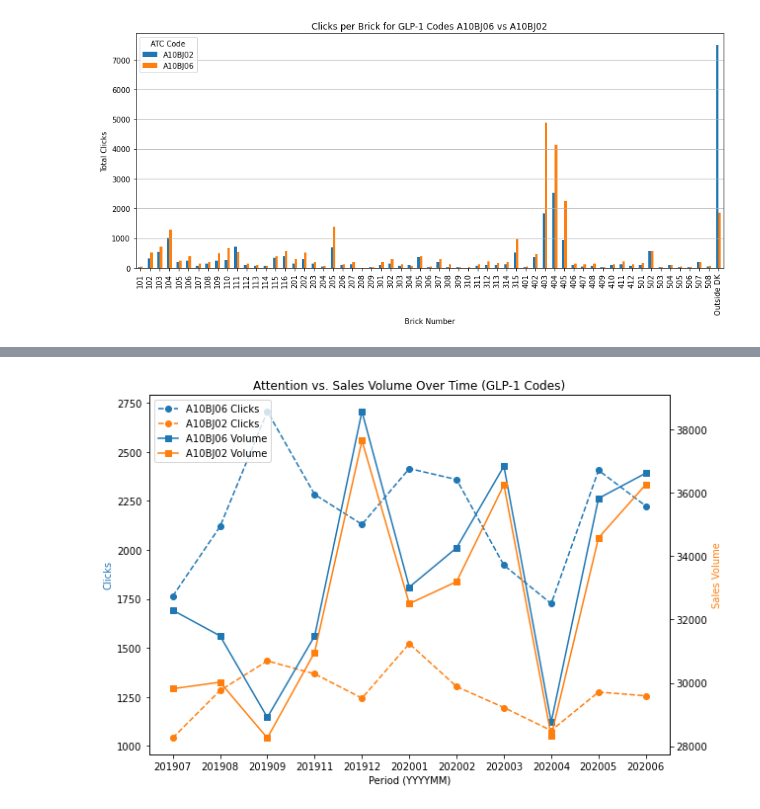
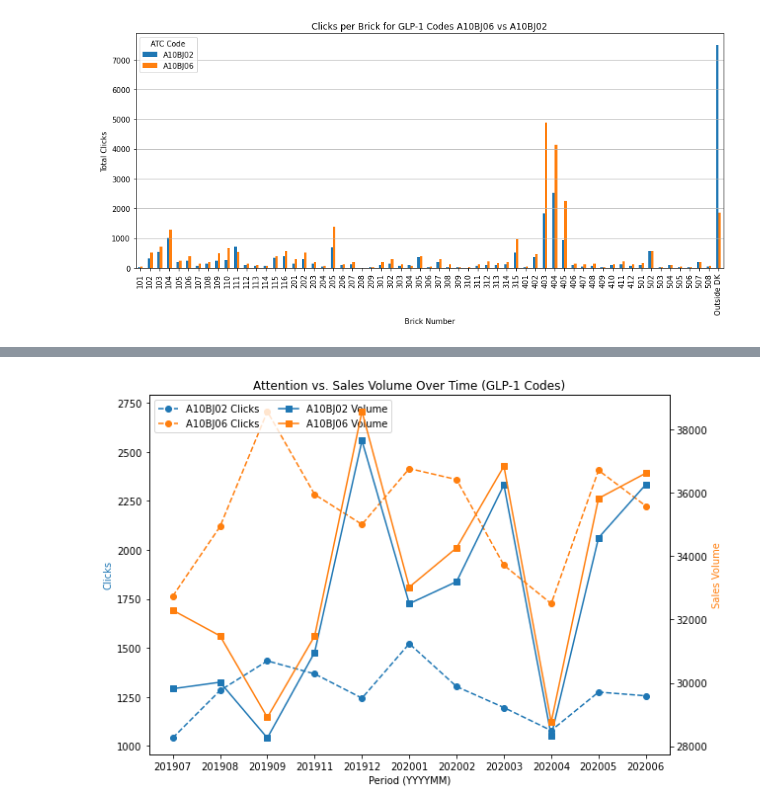
Before and after one commit to sille97/bigdata, a Jupyter notebook: code/eda.ipynb, the cells around one changed output, grey strips where cells are left out. Drawn from its saved outputs; the diff is of its cells as text; code cells hidden in the pictures.

```diff
--- a/code/eda.ipynb
+++ b/code/eda.ipynb
@@ -425,7 +446,7 @@ merged_glp1 = merged[
 plt.figure(figsize=(12,6))
 for code in focus_codes:
     subset = merged_glp1[merged_glp1["who_atc_code"] == code]
-    plt.scatter(subset["clicks"], subset["volume"], label=code, alpha=0.7)
+    plt.scatter(np.log1p(subset["clicks"]), np.log1p(subset["volume"]), label=code, alpha=0.7)
 
 plt.title("Relationship Between Attention (Clicks) and Sales Volume for GLP-1 Codes")
 plt.xlabel("Clicks (Attention)")
@@ -439,26 +569,40 @@ plt.show()
 # %%
+# Step 1: Group the data by month and ATC code
+trend = (
+    merged_glp1.groupby(["year_month", "who_atc_code"], as_index=False)[["clicks", "volume", "value"]]
+              .sum()
+              .sort_values(["who_atc_code", "year_month"])
+)
+
+# Step 2: Define which codes to plot
+focus_codes = merged_glp1["who_atc_code"].unique()
+
+# Step 3: Create the dual-axis plot
 fig, ax1 = plt.subplots(figsize=(9,6))
 
+# Left axis — Clicks
 for code in focus_codes:
     subset = trend[trend["who_atc_code"] == code]
-    ax1.plot(subset["year_month"], subset["clicks"], marker="o", label=f"{code} Clicks", linestyle="--")
+    ax1.plot(subset["year_month"], subset["clicks"], marker="o", linestyle="--", label=f"{code} Clicks")
 
+# Right axis — Sales Volume
 ax2 = ax1.twinx()
 for code in focus_codes:
     subset = trend[trend["who_atc_code"] == code]
     ax2.plot(subset["year_month"], subset["volume"], marker="s", label=f"{code} Volume")
 
+# Step 4: Formatting
 ax1.set_xlabel("Period (YYYYMM)")
 ax1.set_ylabel("Clicks", color="tab:blue")
 ax2.set_ylabel("Sales Volume", color="tab:orange")
 ax1.set_title("Attention vs. Sales Volume Over Time (GLP-1 Codes)")
 
-# Combine legends from both axes
+# Step 5: Combine legends from both axes
 lines_1, labels_1 = ax1.get_legend_handles_labels()
 lines_2, labels_2 = ax2.get_legend_handles_labels()
-ax1.legend(lines_1 + lines_2, labels_1 + labels_2, loc="upper left")
+ax1.legend(lines_1 + lines_2, labels_1 + labels_2, loc="upper left", ncol=2)
 
 plt.tight_layout()
 plt.show()
 # %% [output]
-[figure, old version]
+[figure, new version]
```
Also changed, not shown: parts of 15 cells of this notebook, 1 other file.
